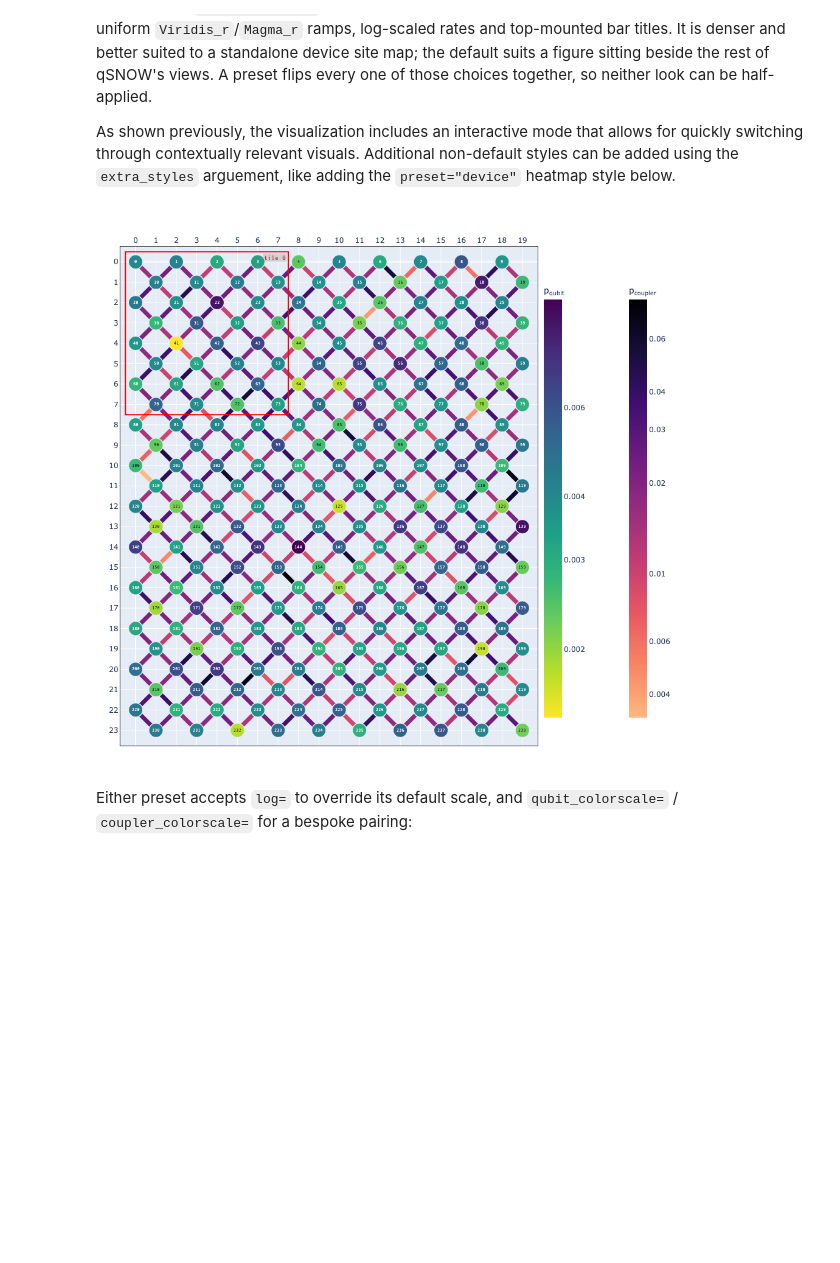
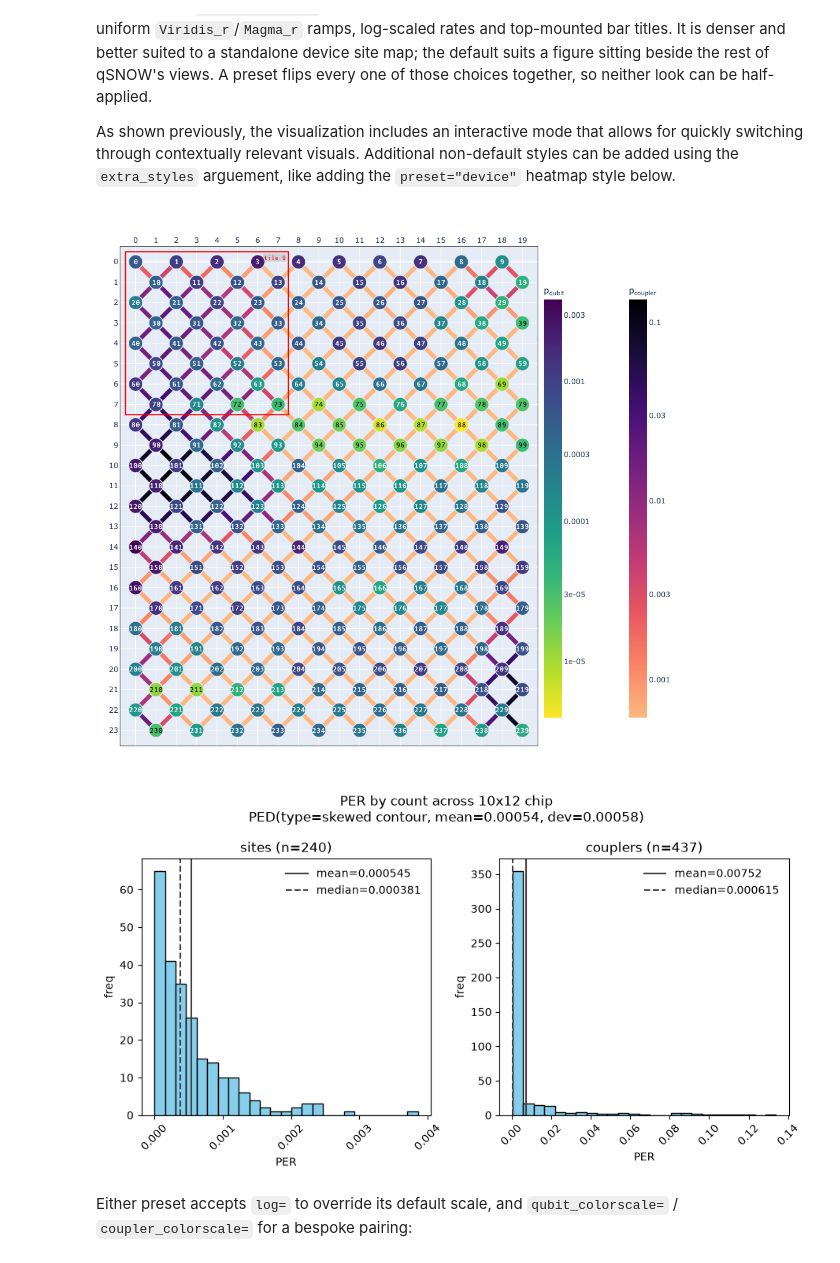
Before and after one commit to JacobSPalmer/qSNOW, a Jupyter notebook: demo/demo.ipynb, the cells around one changed output. Drawn from its saved outputs; the diff is of its cells as text; code cells hidden in the pictures; blank space fills up the shorter version.

Commit message:
Add support for new noise models, reorganize noise distribution, and update tests

```diff
--- a/demo/demo.ipynb
+++ b/demo/demo.ipynb
@@ -574,25 +649,27 @@ using the `extra_styles` arguement, like adding the `preset="device"` heatmap st
 # %%
 from qsnow.interface.lattice import CHECKERBOARD
 
 # A checkerboard-lattice device with independently measured qubit and coupler rates: couplers
 # average roughly an order of magnitude worse, as they (approximately) do on real hardware.
 rng = np.random.default_rng(7)
 device = Chip(10, 12, lattice=CHECKERBOARD)
-for q in device.qubits:
-    q.noise.p = float(np.clip(rng.lognormal(np.log(0.004), 0.40), 1e-6, 0.7))
-for cp in device.couplers:
-    cp.noise.p = float(np.clip(rng.lognormal(np.log(0.020), 0.55), 1e-6, 0.7))
+
+device.generate_noise(SkewContour(location=0.002, deviation=0.01, skew=6.8, center='median'))
+device.generate_coupler_noise(SkewContour(location=0.003, deviation=0.019, skew=6.8, center='median'), correlation=0)
 
 device.add_tile(SCTile(3), (0,0))
 
 style = device_heatmap_style(device, preset='device', labels=True)
 
 device.show(style=style)
 
+per_histogram(device, sharex=False)
+
 # If showing additional interactive mode...
 # device.show(interactive=True, extra_styles={'Device': device_heatmap_style(device, preset="device", labels=True)})
 # %% [output]
-[figure, old version]
+[figure, new version]
+[figure, added]
 # %% [markdown]
 Either preset accepts `log=` to override its default scale, and `qubit_colorscale=` /
 `coupler_colorscale=` for a bespoke pairing:
```
Also changed, not shown: parts of 22 cells of this notebook, 27 other files.
